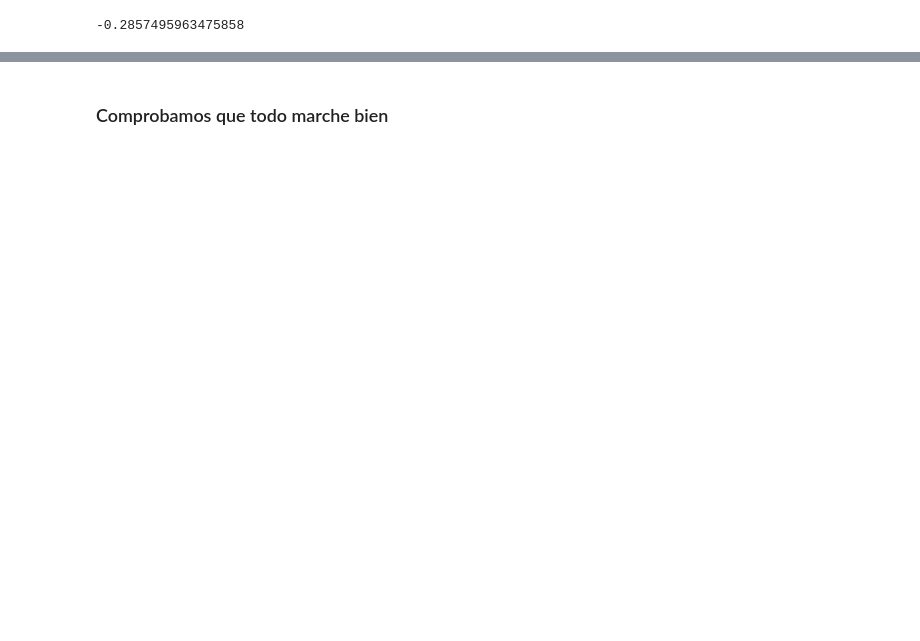
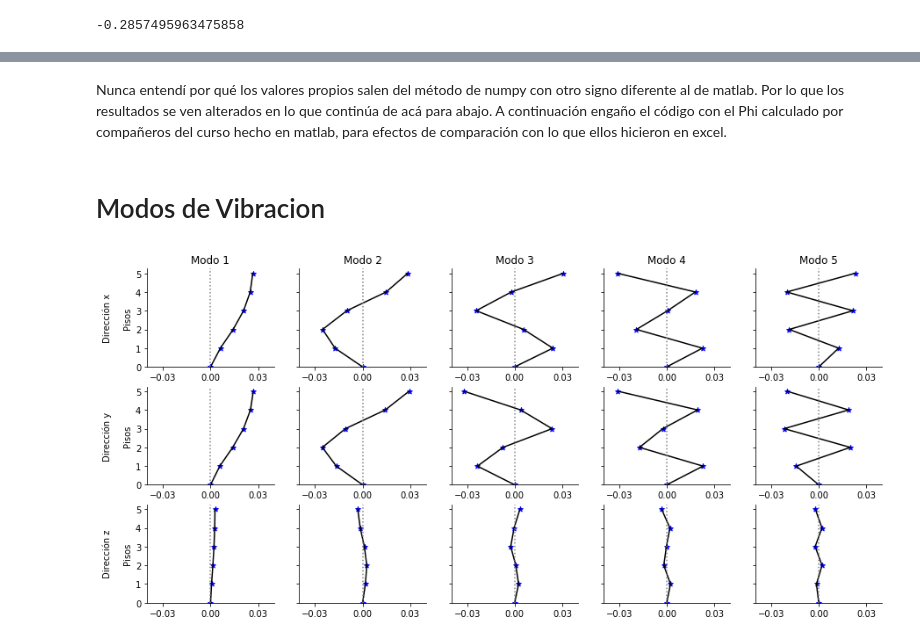
Before and after one commit to dparraho/Sismorresistente, a Jupyter notebook: Edificio.ipynb, the cells around one changed output, grey strips where cells are left out. Drawn from its saved outputs; the diff is of its cells as text; code cells hidden in the pictures; blank space fills up the shorter version.

```diff
--- a/Edificio.ipynb
+++ b/Edificio.ipynb
@@ -412,2 +447,65 @@ for i in range(len(phi)):
-# %% [markdown]
-### Comprobamos que todo marche bien
+# %% [markdown]
+Nunca entendí por qué los valores propios salen del método de numpy con otro signo diferente al de matlab. Por lo que los resultados se ven alterados en lo que continúa de acá para abajo. A continuación engaño el código con el Phi calculado por compañeros del curso hecho en matlab, para efectos de comparación con lo que ellos hicieron en excel.
+# %%
+phi = np.array("""0.026661340311672100000000	-0.000000000000000146987955	-0.000000000000000045265788	0.028482812421679500000000	0.000000000000000094516113	-0.000000000000000000533672	0.030851749117955500000000	-0.000000000000000061210272	0.000000000000000000223090	-0.031100884845367700000000	0.000000000000000096772275	0.000000000000000001879465	0.022957805552545700000000	0.000000000000000121553982	0.000000000000000000648566
+0.000000000000000456163343	0.026991152027972600000000	-0.000000000000000059531112	-0.000000000000000024638262	0.029348137274303500000000	0.000000000000000009859227	-0.000000000000000013104045	-0.032006881525321700000000	0.000000000000000012648177	-0.000000000000000055410203	-0.030869060902445300000000	0.000000000000000002627806	0.000000000000000049138675	-0.020026960154018200000000	-0.000000000000000001701849
+-0.000000000000000138985037	-0.000000000000000274090081	0.002815035171326280000000	0.000000000000000013957355	-0.000000000000000026014011	-0.003047674364095830000000	-0.000000000000000011216808	0.000000000000000045857019	0.003321883068291020000000	0.000000000000000001786889	0.000000000000000017955719	-0.003243240989920490000000	-0.000000000000000014190376	0.000000000000000031585526	-0.002163740942279390000000
+0.025047945885491200000000	-0.000000000000000140577844	-0.000000000000000040710835	0.014858148919743200000000	0.000000000000000053524675	-0.000000000000000000317428	-0.002112297910361600000000	-0.000000000000000000694621	-0.000000000000000000519722	0.018073978917715900000000	-0.000000000000000064468321	-0.000000000000000002884318	-0.020199180392225600000000	-0.000000000000000093092973	-0.000000000000000001514689
+0.000000000000000443132821	0.025191364371121400000000	-0.000000000000000060770118	-0.000000000000000017232105	0.014293551817784600000000	0.000000000000000007514039	-0.000000000000000010808163	0.003773866291436490000000	-0.000000000000000004784317	0.000000000000000027381190	0.019494603222351800000000	-0.000000000000000003356272	-0.000000000000000045977770	0.018817797513862300000000	0.000000000000000001387157
+-0.000000000000000127570325	-0.000000000000000249152968	0.002632030836569470000000	-0.000000000000000001587810	-0.000000000000000016056105	-0.001511417730647060000000	0.000000000000000001843617	-0.000000000000000001344550	-0.000351739843847404000000	-0.000000000000000001790939	0.000000000000000002317349	0.002008955829503710000000	0.000000000000000011210836	-0.000000000000000020184713	0.002001904127497810000000
+0.020839247080388900000000	-0.000000000000000130672881	-0.000000000000000032407074	-0.009968859982502230000000	-0.000000000000000026796115	0.000000000000000001715843	-0.024281524075995800000000	0.000000000000000053377963	-0.000000000000000003071661	0.000544426995825087000000	-0.000000000000000033137240	0.000000000000000001489542	0.021535096630069000000000	0.000000000000000061558492	-0.000000000000000001025764
+0.000000000000000378265659	0.020788972713397800000000	-0.000000000000000055811802	-0.000000000000000006589415	-0.010834755476850200000000	-0.000000000000000000651419	0.000000000000000017724237	0.023597287435655100000000	-0.000000000000000003208680	-0.000000000000000000381619	-0.002452770143540210000000	0.000000000000000002856345	0.000000000000000053063279	-0.021791746577135200000000	-0.000000000000000000923879
+-0.000000000000000109345157	-0.000000000000000212623505	0.002176893860311460000000	0.000000000000000001193924	-0.000000000000000003649743	0.001110343614544490000000	-0.000000000000000000523087	-0.000000000000000038762976	-0.002488555100073200000000	-0.000000000000000004897073	-0.000000000000000039176525	-0.000184303669501888000000	-0.000000000000000002166009	0.000000000000000007040197	-0.002276095408675300000000
+0.014241871238608900000000	-0.000000000000000100469889	-0.000000000000000021208378	-0.025295827894040500000000	-0.000000000000000063276837	0.000000000000000002815010	0.005649106650851700000000	-0.000000000000000014103624	-0.000000000000000000102389	-0.019112249510320600000000	0.000000000000000037696088	-0.000000000000000002177688	-0.018638704214137700000000	-0.000000000000000081792719	0.000000000000000000477287
+0.000000000000000254919754	0.013970019898270000000000	-0.000000000000000041861491	0.000000000000000017324694	-0.025413801357702400000000	-0.000000000000000008907005	-0.000000000000000003272423	-0.007387294904716890000000	0.000000000000000005721030	-0.000000000000000028215608	-0.017196950472276200000000	0.000000000000000004814338	-0.000000000000000048079286	0.019899035161022000000000	0.000000000000000001472335
+-0.000000000000000064840665	-0.000000000000000138513649	0.001469410789375700000000	-0.000000000000000012417506	0.000000000000000014886615	0.002656970463515800000000	-0.000000000000000006654967	-0.000000000000000004999775	0.000728323932996010000000	-0.000000000000000000162460	-0.000000000000000019565158	-0.001846165277316560000000	-0.000000000000000008998307	-0.000000000000000008322584	0.002054695200031680000000
+0.006202100618223040000000	-0.000000000000000047526838	-0.000000000000000009800255	-0.017400335583121400000000	-0.000000000000000038469390	0.000000000000000002412181	0.024095700819413900000000	-0.000000000000000060346632	-0.000000000000000000856302	0.022542235382035400000000	-0.000000000000000050246161	-0.000000000000000001119741	0.012542275822991300000000	0.000000000000000098393499	0.000000000000000000604133
+0.000000000000000110118110	0.005826232991193470000000	-0.000000000000000017188578	0.000000000000000006558684	-0.016589679727271900000000	-0.000000000000000008038743	-0.000000000000000009805051	-0.023492110041360100000000	0.000000000000000000155327	0.000000000000000035092203	0.022898717806509300000000	-0.000000000000000003916306	0.000000000000000034209446	-0.014209455007245700000000	-0.000000000000000001298053
+-0.000000000000000028313882	-0.000000000000000063569816	0.000619535294827346000000	-0.000000000000000002009833	0.000000000000000004127583	0.001757028259536610000000	0.000000000000000014211179	0.000000000000000037705081	0.002473493168885270000000	0.000000000000000002037974	0.000000000000000051623158	0.002386120703855550000000	0.000000000000000012461011	0.000000000000000019094220	-0.001447930144471480000000
+""".split()).astype(float).reshape(phi.shape)
+# %% [markdown]
+# Modos de Vibracion
+# %%
+dir_dic = {'x':0, 'y':1, 'z':2}
+from scipy.ndimage.filters import gaussian_filter1d
+from scipy.interpolate import make_interp_spline, BSpline
+def plot_modos():
+
+    f, ax = plt.subplots(3, 5, figsize=(15, 7), sharey=True)#, sharex=True)
+    for direccion in ['x', 'y', 'z']:
+        algin = pd.DataFrame(phi).loc[:, list(range(dir_dic[direccion], 15, 3))]
+        algin[algin.round(5)==0] = np.nan
+        if direccion=='y':
+            c = 1
+        elif direccion=='z':
+            c = 2
+        elif direccion=='x':
+            c = 0
+        ax[c][0].set_ylabel('Dirección %s\n\nPisos'%direccion)
+        for idx, mode in enumerate(algin.dropna().columns):
+            if direccion=='x':
+                ax[c][idx].set_title('Modo %s'%(idx+1))
+            x = np.r_[[0], algin.dropna()[mode].values[::-1]]
+            y = range(len(algin.dropna())+1)
+            y_smooth = np.linspace(0, self.pisos, 12)
+            x_smooth = scipy.interpolate.interp1d(y, x, kind='cubic')
+            ysmoothed = gaussian_filter1d(y, sigma=10)
+#             ax[c][idx].plot(x, ysmoothed)
+#             ax[c][idx].plot(x_smooth(y_smooth), y_smooth, c='k')
+            ax[c][idx].plot(x, y, c='k')
+            ax[c][idx].axvline(0, color='gray', ls=':')
+            ax[c][idx].set_xlim([-0.04, 0.04])
+            ax[c][idx].set_ylim(bottom=0)
+            ax[c][idx].set_xticks([-0.03,0,0.03])
+            ax[c][idx].set_yticks(np.arange(0,6, 1))
+            ax[c][idx].scatter(x, y, marker='*', c='b')
+            ax[c][idx].spines['top'].set_visible(False)
+            ax[c][idx].spines['right'].set_visible(False)
+#         f.set_ylabel(direccion)
+    return
+plot_modos()
+# plot_modos('y')
+# plot_modos('z')
+plt.savefig('Modos.pdf', dpi=300, bbox_inches='tight')
+# %% [output]
+[figure, added]
```
Also changed, not shown: parts of 113 cells of this notebook, 2 other files.
